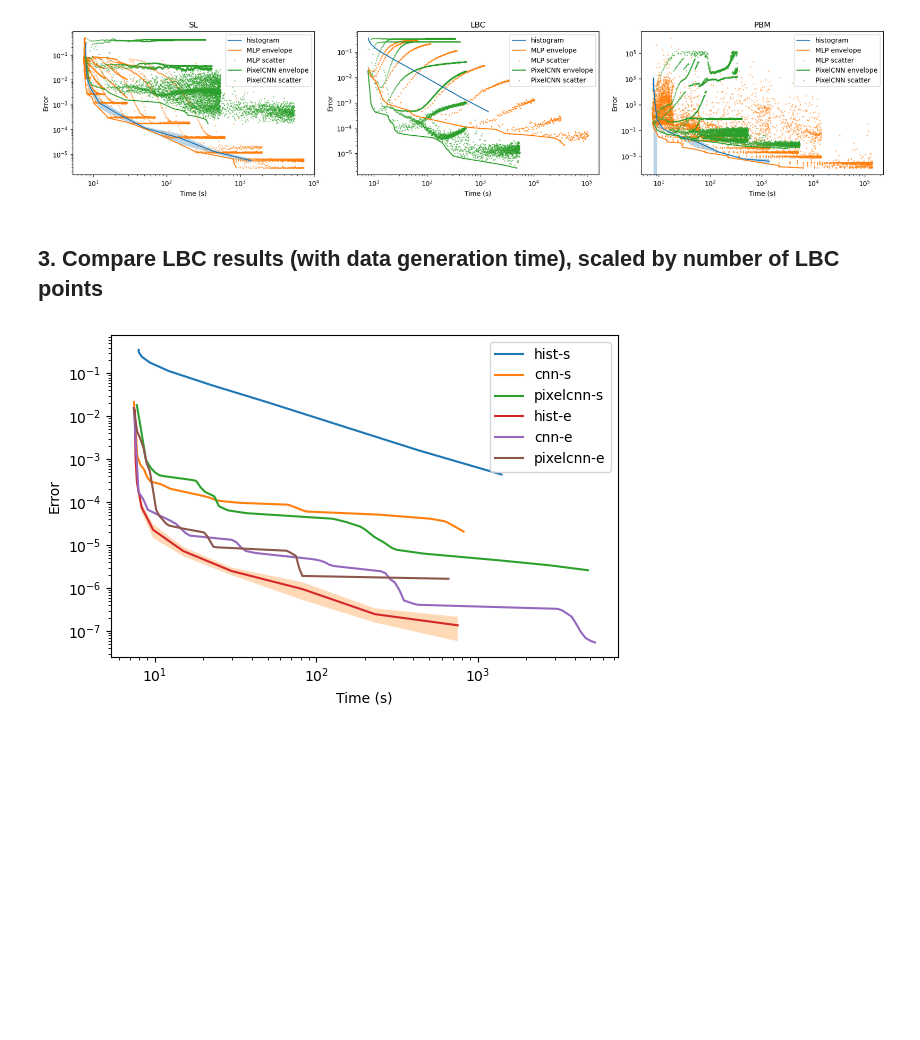
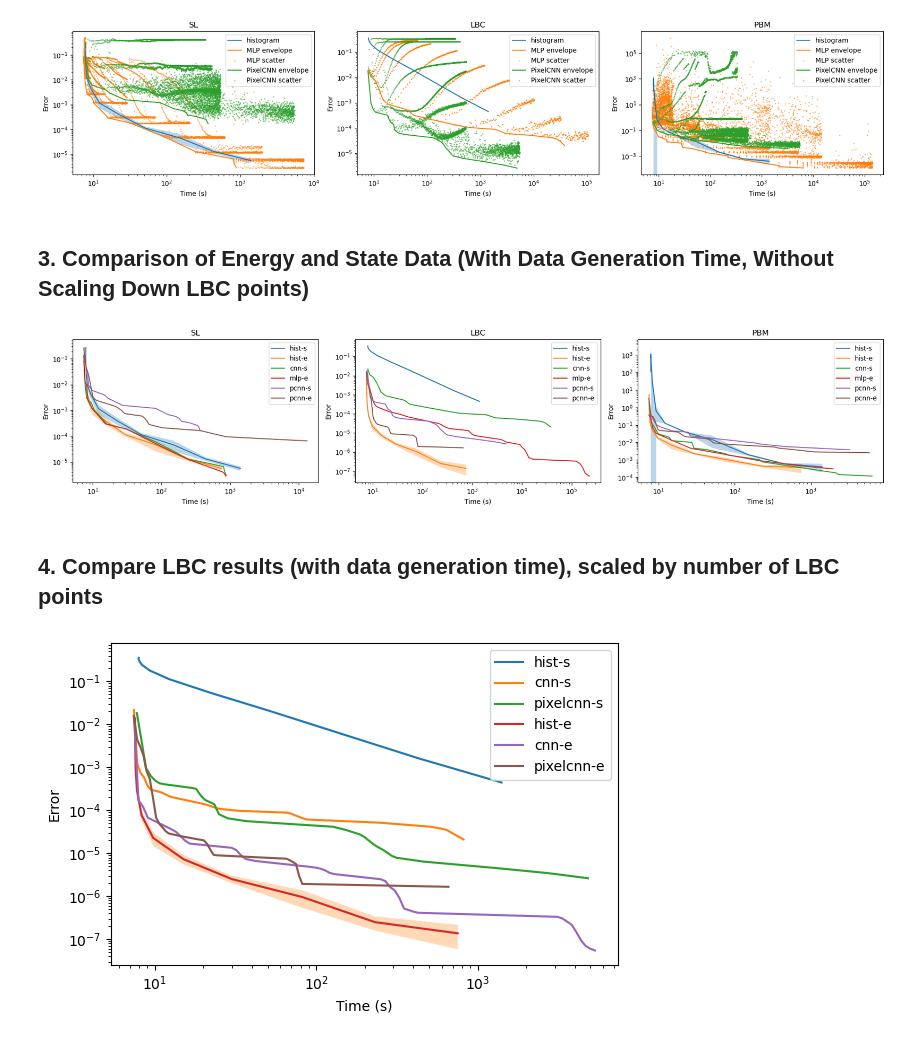
Before and after one commit to difeizhang/ising, a Jupyter notebook: plot.ipynb, the cells around one changed output. Cells and saved outputs as stored; diff of their text form; code cells hidden in the pictures; blank space fills up the shorter version.

Commit message:
update the comparison plots

```diff
--- a/plot.ipynb
+++ b/plot.ipynb
@@ -270,8 +270,67 @@ plt.tight_layout()
 plt.show()
 # %% [output]
 [figure]
+# %% [markdown]
+## 3. Comparison of Energy and State Data (With Data Generation Time, Without Scaling Down LBC points)
+# %%
+s_data_error_vs_time_histogram_SL = np.load('./overleaf/compare/S_error_vs_time_histogram_SL_include.npz')
+s_data_error_vs_time_discriminative_SL = np.load('./overleaf/compare/S_error_vs_time_discriminative_SL_include.npz')
+s_data_error_vs_time_generative_SL = np.load('./overleaf/compare/S_error_vs_time_generative_SL_include.npz')
+e_data_error_vs_time_histogram_SL = np.load('./overleaf/compare/E_error_vs_time_histogram_SL_include.npz')
+e_data_error_vs_time_discriminative_SL = np.load('./overleaf/compare/E_error_vs_time_discriminative_SL_include.npz')
+e_data_error_vs_time_generative_SL = np.load('./overleaf/compare/E_error_vs_time_generative_SL_include.npz')
+
+s_data_error_vs_time_histogram_LBC = np.load('./overleaf/compare/S_error_vs_time_histogram_LBC_include.npz')
+s_data_error_vs_time_discriminative_LBC = np.load('./overleaf/compare/S_error_vs_time_discriminative_LBC_include.npz')
+s_data_error_vs_time_generative_LBC = np.load('./overleaf/compare/S_error_vs_time_generative_LBC_include.npz')
+e_data_error_vs_time_histogram_LBC = np.load('./overleaf/compare/E_error_vs_time_histogram_LBC_include.npz')
+e_data_error_vs_time_discriminative_LBC = np.load('./overleaf/compare/E_error_vs_time_discriminative_LBC_include.npz')
+e_data_error_vs_time_generative_LBC = np.load('./overleaf/compare/E_error_vs_time_generative_LBC_include.npz')
+
+s_data_error_vs_time_histogram_PBM = np.load('./overleaf/compare/S_error_vs_time_histogram_PBM_include.npz')
+s_data_error_vs_time_discriminative_PBM = np.load('./overleaf/compare/S_error_vs_time_discriminative_PBM_include.npz')
+s_data_error_vs_time_generative_PBM = np.load('./overleaf/compare/S_error_vs_time_generative_PBM_include.npz')
+e_data_error_vs_time_histogram_PBM = np.load('./overleaf/compare/E_error_vs_time_histogram_PBM_include.npz')
+e_data_error_vs_time_discriminative_PBM = np.load('./overleaf/compare/E_error_vs_time_discriminative_PBM_include.npz')
+e_data_error_vs_time_generative_PBM = np.load('./overleaf/compare/E_error_vs_time_generative_PBM_include.npz')
+
+fig, axs = plt.subplots(1, 3, figsize=(18, 4))
+plot_error_vs_time(s_data_error_vs_time_histogram_SL, axs[0], 'hist-s')
+plot_error_vs_time(e_data_error_vs_time_histogram_SL, axs[0], 'hist-e')
+plot_error_vs_time(s_data_error_vs_time_discriminative_SL, axs[0], 'cnn-s', mode='envelope')
+plot_error_vs_time(e_data_error_vs_time_discriminative_SL, axs[0], 'mlp-e', mode='envelope')
+plot_error_vs_time(s_data_error_vs_time_generative_SL, axs[0], 'pcnn-s', mode='envelope')
+plot_error_vs_time(e_data_error_vs_time_generative_SL, axs[0], 'pcnn-e', mode='envelope')
+
+plot_error_vs_time(s_data_error_vs_time_histogram_LBC, axs[1], 'hist-s')
+plot_error_vs_time(e_data_error_vs_time_histogram_LBC, axs[1], 'hist-e')
+plot_error_vs_time(s_data_error_vs_time_discriminative_LBC, axs[1], 'cnn-s', mode='envelope')
+plot_error_vs_time(e_data_error_vs_time_discriminative_LBC, axs[1], 'mlp-e', mode='envelope')
+plot_error_vs_time(s_data_error_vs_time_generative_LBC, axs[1], 'pcnn-s', mode='envelope')
+plot_error_vs_time(e_data_error_vs_time_generative_LBC, axs[1], 'pcnn-e', mode='envelope')
+
+plot_error_vs_time(s_data_error_vs_time_histogram_PBM, axs[2], 'hist-s')
+plot_error_vs_time(e_data_error_vs_time_histogram_PBM, axs[2], 'hist-e')
+plot_error_vs_time(s_data_error_vs_time_discriminative_PBM, axs[2], 'cnn-s', mode='envelope')
+plot_error_vs_time(e_data_error_vs_time_discriminative_PBM, axs[2], 'mlp-e', mode='envelope')
+plot_error_vs_time(s_data_error_vs_time_generative_PBM, axs[2], 'pcnn-s', mode='envelope')
+plot_error_vs_time(e_data_error_vs_time_generative_PBM, axs[2], 'pcnn-e', mode='envelope')
+
+titles = ['SL', 'LBC', 'PBM']
+for ax, title in zip(axs, titles):
+    ax.set_xscale('log')
+    ax.set_yscale('log')
+    ax.set_xlabel('Time (s)')
+    ax.set_ylabel('Error')
+    ax.set_title(title)
+    ax.legend()
+plt.tight_layout()
+
+plt.show()
+# %% [output]
+[figure, added]
 # %% [markdown]
-## 3. Compare LBC results (with data generation time), scaled by number of LBC points
+## 4. Compare LBC results (with data generation time), scaled by number of LBC points
 # %%
 s_data_error_vs_time_histogram_LBC = np.load('./overleaf/lbc_compare/S_error_vs_time_histogram_LBC_include.npz')
 s_data_error_vs_time_discriminative_LBC = np.load('./overleaf/lbc_compare/S_error_vs_time_discriminative_LBC_include.npz')
```
Also changed, not shown: 19 other files.
